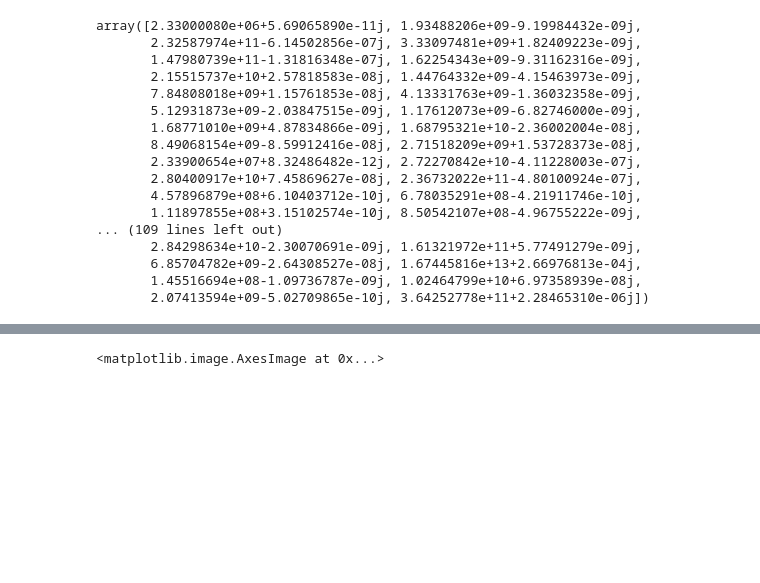
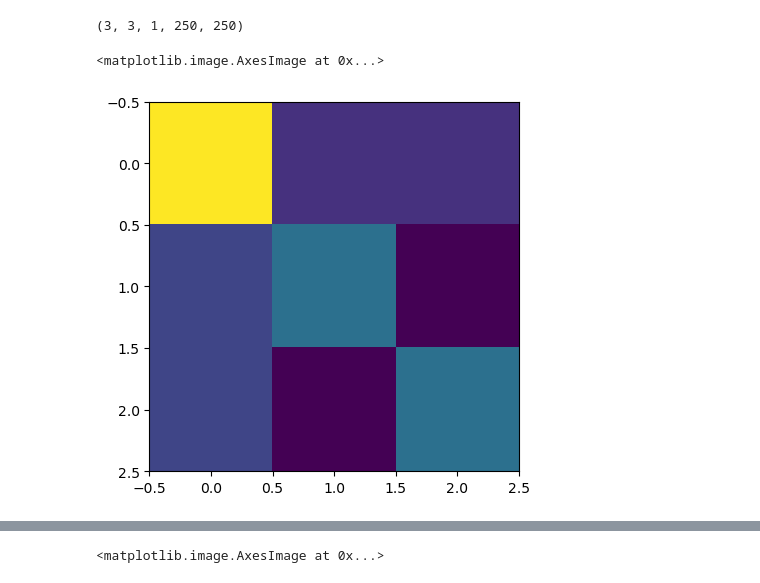
Before and after one commit to jackmcarthur/isdf_cohsex, a Jupyter notebook: debugarrays.ipynb, the cells around one changed output, grey strips where cells are left out. Saved outputs shown, nothing was run; the diff lists cells and outputs as text; code cells hidden in the pictures; blank space fills up the shorter version.

```diff
--- a/debugarrays.ipynb
+++ b/debugarrays.ipynb
@@ -20,23 +20,12 @@ def load_debug_arrays(filename="debug_arrays.h5"):
     return V_qmunu, Gkval_mu_nu, psi_l_rmu, psi_r_rmu, sigma_munu, sigma_ij
 # %%
 V_qmunu, Gkval_mu_nu, psi_l_rmu, psi_r_rmu, sigma_munu, sigma_ij = load_debug_arrays()
-# %%
-np.diag(V_qmunu[0,:,:])
-# %% [output]
-array([2.33000080e+06+5.69065890e-11j, 1.93488206e+09-9.19984432e-09j,
-       2.32587974e+11-6.14502856e-07j, 3.33097481e+09+1.82409223e-09j,
-       1.47980739e+11-1.31816348e-07j, 1.62254343e+09-9.31162316e-09j,
-       2.15515737e+10+2.57818583e-08j, 1.44764332e+09-4.15463973e-09j,
-       7.84808018e+09+1.15761853e-08j, 4.13331763e+09-1.36032358e-09j,
-       5.12931873e+09-2.03847515e-09j, 1.17612073e+09-6.82746000e-09j,
-       1.68771010e+09+4.87834866e-09j, 1.68795321e+10-2.36002004e-08j,
-       8.49068154e+09-8.59912416e-08j, 2.71518209e+09+1.53728373e-08j,
-       2.33900654e+07+8.32486482e-12j, 2.72270842e+10-4.11228003e-07j,
-       2.80400917e+10+7.45869627e-08j, 2.36732022e+11-4.80100924e-07j,
-       4.57896879e+08+6.10403712e-10j, 6.78035291e+08-4.21911746e-10j,
-       1.11897855e+08+3.15102574e-10j, 8.50542107e+08-4.96755222e-09j,
-... (109 lines left out)
-       2.84298634e+10-2.30070691e-09j, 1.61321972e+11+5.77491279e-09j,
-       6.85704782e+09-2.64308527e-08j, 1.67445816e+13+2.66976813e-04j,
-       1.45516694e+08-1.09736787e-09j, 1.02464799e+10+6.97358939e-08j,
-       2.07413594e+09-5.02709865e-10j, 3.64252778e+11+2.28465310e-06j])
+# %%
+V_qmunu.shape
+# %% [output]
+(3, 3, 1, 250, 250)
+# %%
+plt.imshow(np.abs(np.fft.ifftn(V_qmunu[:,:,0,28,28])))
+# %% [output]
+<matplotlib.image.AxesImage at 0x...>
+[figure, added]
```
Also changed, not shown: parts of 4 cells of this notebook, 7 other files.
